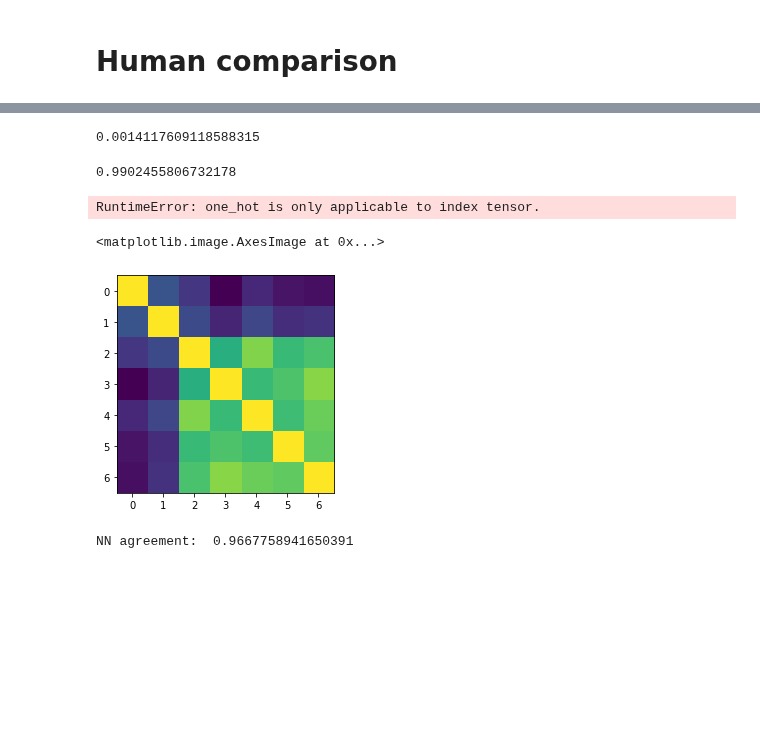
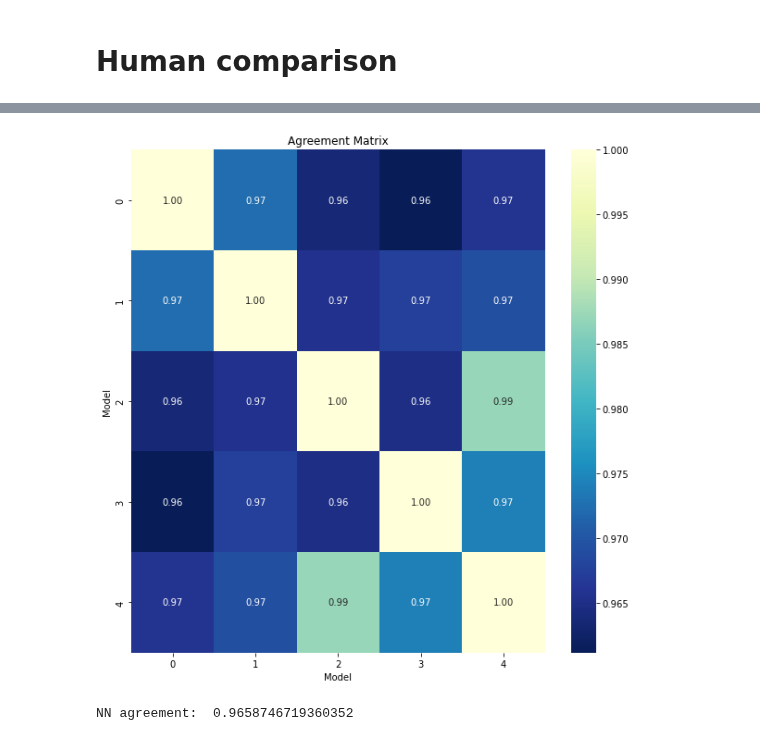
Before and after one commit to laura-rieger/segmenter, a Jupyter notebook: notebooks/Repeat annotation.ipynb, the cells around one changed output, grey strips where cells are left out. Drawn from its saved outputs; the diff is of its cells as text; code cells hidden in the pictures; blank space fills up the shorter version.

```diff
--- a/notebooks/Repeat annotation.ipynb
+++ b/notebooks/Repeat annotation.ipynb
@@ -113,14 +97,12 @@ real_val_list = []
 # %%
-test_img_np  = ((x[-1][None, ].astype(np.float32) -data_mean)/data_std)
+
+test_img_np  = ((x[-1][None, ].astype(np.float32)))
-# %%
-test_img_np  = ((x[-1][None, ].astype(np.float32) -data_mean)/data_std)
-with torch.no_grad():
-    img_t = torch.Tensor(test_img_np).to(device)
-    output = net.forward(img_t).cpu().detach().numpy()[0]
-
-    print((y[img_idx] ==np.argmax(output, axis=0)).mean())
 # %%
-for i in range(5):
+output_list = []
+output_list.append(y[-1])
+output_list.append(y_second_formatted[-1])
+real_val_list = []
+for i in range(len(results)):
     my_models = [UNet(1, 3, bilinear = results.bilinear[0]).to(device) for i, _ in enumerate(results.file_name)]
     print(i)
 
@@ -142,5 +121,5 @@ NameError: name 'net' is not defined
 # %%
-agreement_matrix = np.zeros((7,7))
-for i in range(7):
-    for j in range(7):
+agreement_matrix = np.zeros((len(output_list),len(output_list)))
+for i in range(len(output_list)):
+    for j in range(len(output_list)):
         agreement_matrix[i,j] = (output_list[i] == output_list[j]).mean()
@@ -178,12 +125,0 @@ plt.imshow(output_list[0] == output_list[1])
-# %%
-agreement_matrix[1,2:].std()
-# %% [output]
-0.0014117609118588315
-# %%
-agreement_matrix[2,3:].mean()
-# %% [output]
-0.9902455806732178
-# %%
-torch.nn.functional.one_hot(torch.Tensor(output_list[3]))
-# %% [output]
-RuntimeError: one_hot is only applicable to index tensor.
@@ -192,12 +126,17 @@ plt.imshow
-# %%
-plt.imshow(agreement_matrix[-1])
-# %% [output]
-<matplotlib.image.AxesImage at 0x...>
-[figure, removed]
+# %%
+# plot a matrix with max and min values 0 and 1
+fig, ax = plt.subplots(figsize=(10,10))
+sns.heatmap(agreement_matrix, annot=True, fmt=".2f", cmap="YlGnBu_r", ax=ax)
+ax.set_title("Agreement Matrix")
+ax.set_xlabel("Model")
+ax.set_ylabel("Model")
+plt.show()
+# %% [output]
+[figure, added]
 # %%
-print("NN agreement: ", (nn_y == y[img_idx]).mean())
+print("NN agreement: ", (nn_y == y[-1]).mean())
 # %% [output]
-NN agreement:  0.9667758941650391
+NN agreement:  0.9658746719360352
 # %%
 print("NN agreement: ", (nn_y == y_second[3]).mean())
 # %% [output]
```
Also changed, not shown: parts of 33 cells of this notebook, 11 other files.
